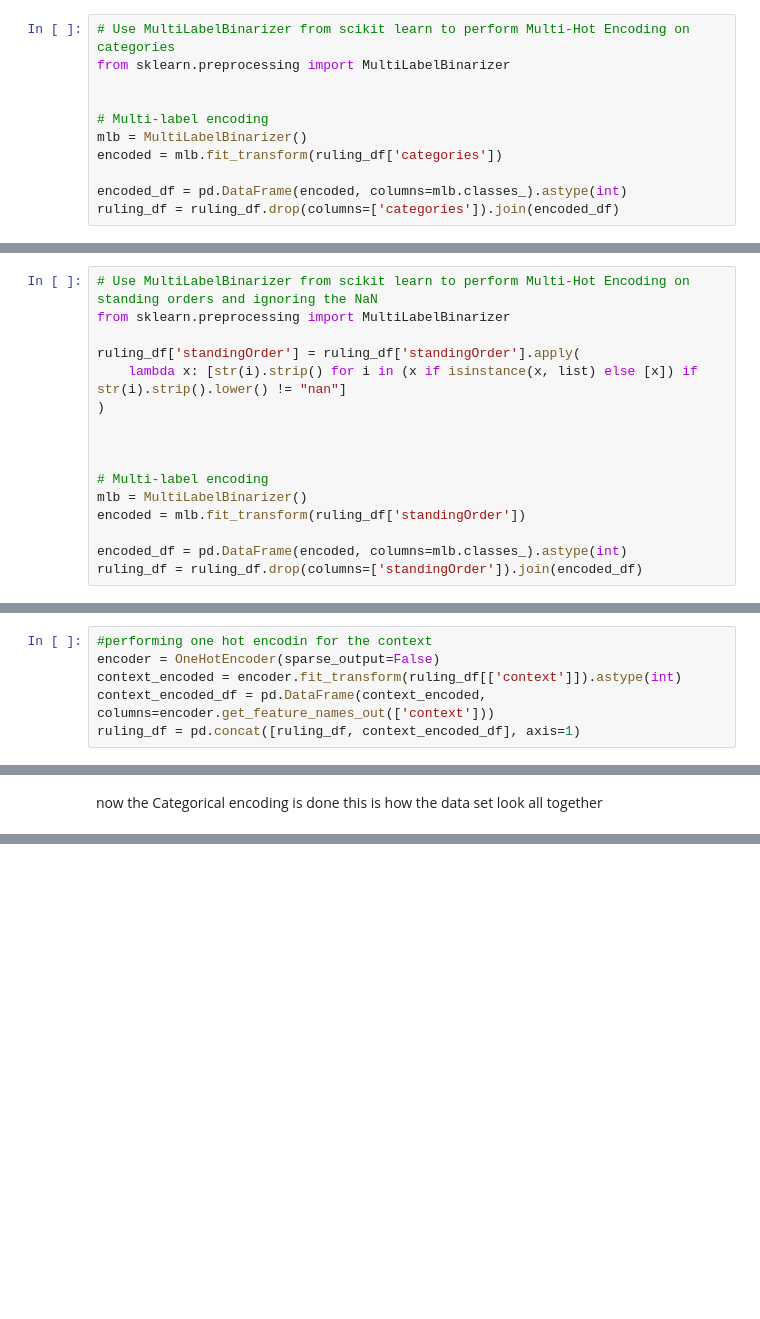
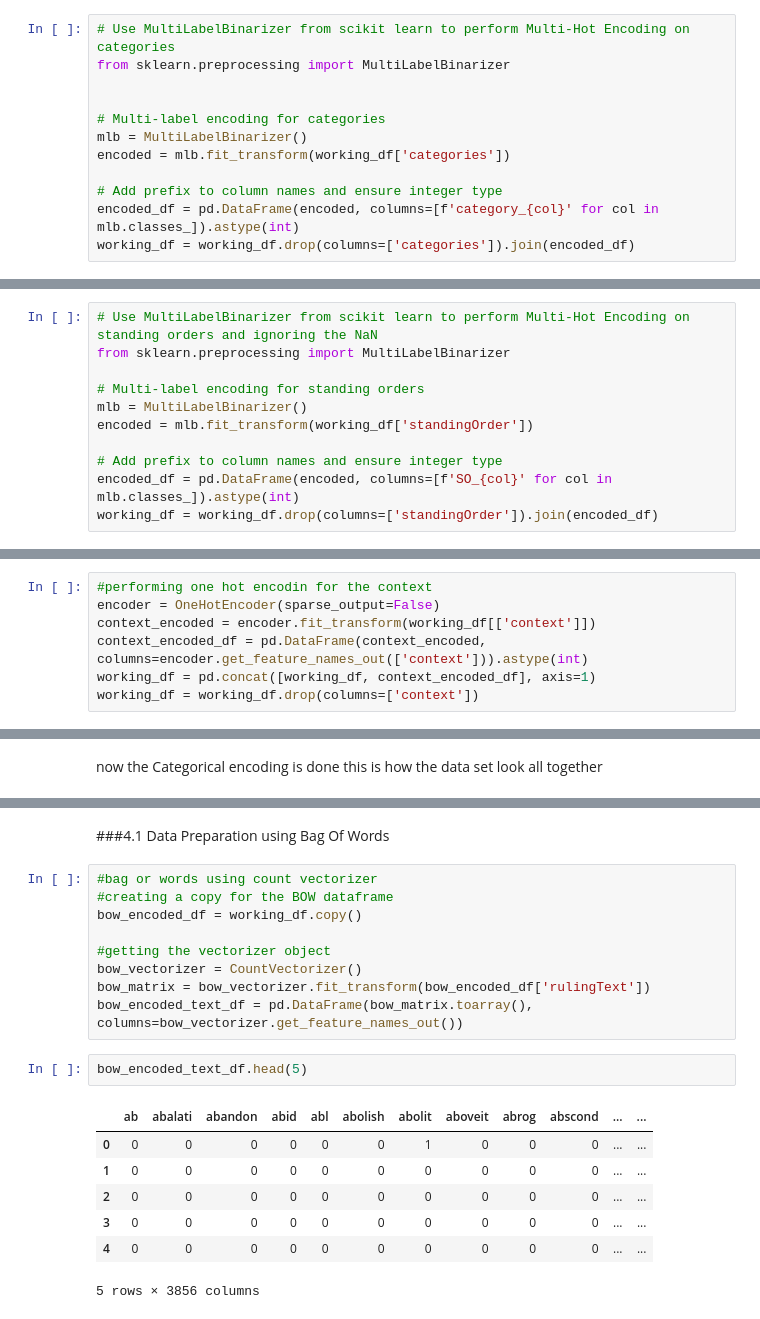
Before and after one commit to MungeliDeli/speaker-ruling-classification, a Jupyter notebook: Project_Classifier(Speakers_Rullings).ipynb, the cells around one changed output, grey strips where cells are left out. Drawn from its saved outputs; the diff is of its cells as text; blank space fills up the shorter version.

Commit message:
[DP] refactored some cells under data preprocessing and included data preparation using Bag of Words

```diff
--- a/Project_Classifier(Speakers_Rullings).ipynb
+++ b/Project_Classifier(Speakers_Rullings).ipynb
@@ -792,9 +710,10 @@ This section will encode the categorical columns
 from sklearn.preprocessing import MultiLabelBinarizer
 
 
-# Multi-label encoding
+# Multi-label encoding for categories
 mlb = MultiLabelBinarizer()
-encoded = mlb.fit_transform(ruling_df['categories'])
+encoded = mlb.fit_transform(working_df['categories'])
 
-encoded_df = pd.DataFrame(encoded, columns=mlb.classes_).astype(int)
-ruling_df = ruling_df.drop(columns=['categories']).join(encoded_df)
+# Add prefix to column names and ensure integer type
+encoded_df = pd.DataFrame(encoded, columns=[f'category_{col}' for col in mlb.classes_]).astype(int)
+working_df = working_df.drop(columns=['categories']).join(encoded_df)
@@ -802,15 +729,10 @@ ruling_df = ruling_df.drop(columns=['categories']).join(encoded_df)
 # Use MultiLabelBinarizer from scikit learn to perform Multi-Hot Encoding on standing orders and ignoring the NaN
 from sklearn.preprocessing import MultiLabelBinarizer
 
-ruling_df['standingOrder'] = ruling_df['standingOrder'].apply(
-    lambda x: [str(i).strip() for i in (x if isinstance(x, list) else [x]) if str(i).strip().lower() != "nan"]
-)
+# Multi-label encoding for standing orders
+mlb = MultiLabelBinarizer()
+encoded = mlb.fit_transform(working_df['standingOrder'])
 
-
-
-# Multi-label encoding
-mlb = MultiLabelBinarizer()
-encoded = mlb.fit_transform(ruling_df['standingOrder'])
-
-encoded_df = pd.DataFrame(encoded, columns=mlb.classes_).astype(int)
-ruling_df = ruling_df.drop(columns=['standingOrder']).join(encoded_df)
+# Add prefix to column names and ensure integer type
+encoded_df = pd.DataFrame(encoded, columns=[f'SO_{col}' for col in mlb.classes_]).astype(int)
+working_df = working_df.drop(columns=['standingOrder']).join(encoded_df)
@@ -817,6 +753,7 @@ ruling_df = ruling_df.drop(columns=['standingOrder']).join(encoded_df)
 # %%
 #performing one hot encodin for the context
 encoder = OneHotEncoder(sparse_output=False)
-context_encoded = encoder.fit_transform(ruling_df[['context']]).astype(int)
-context_encoded_df = pd.DataFrame(context_encoded, columns=encoder.get_feature_names_out(['context']))
-ruling_df = pd.concat([ruling_df, context_encoded_df], axis=1)
+context_encoded = encoder.fit_transform(working_df[['context']])
+context_encoded_df = pd.DataFrame(context_encoded, columns=encoder.get_feature_names_out(['context'])).astype(int)
+working_df = pd.concat([working_df, context_encoded_df], axis=1)
+working_df = working_df.drop(columns=['context'])
@@ -905,0 +783,21 @@ ruling_df.head(1).T
+# %% [markdown]
+###4.1 Data Preparation using Bag Of Words
+# %%
+#bag or words using count vectorizer
+#creating a copy for the BOW dataframe
+bow_encoded_df = working_df.copy()
+
+#getting the vectorizer object
+bow_vectorizer = CountVectorizer()
+bow_matrix = bow_vectorizer.fit_transform(bow_encoded_df['rulingText'])
+bow_encoded_text_df = pd.DataFrame(bow_matrix.toarray(), columns=bow_vectorizer.get_feature_names_out())
+# %%
+bow_encoded_text_df.head(5)
+# %% [output]
+|  | ab | abalati | abandon | abid | abl | abolish | abolit | aboveit | abrog | abscond | ... | ... |
+| 0 | 0 | 0 | 0 | 0 | 0 | 0 | 1 | 0 | 0 | 0 | ... | ... |
+| 1 | 0 | 0 | 0 | 0 | 0 | 0 | 0 | 0 | 0 | 0 | ... | ... |
+| 2 | 0 | 0 | 0 | 0 | 0 | 0 | 0 | 0 | 0 | 0 | ... | ... |
+| 3 | 0 | 0 | 0 | 0 | 0 | 0 | 0 | 0 | 0 | 0 | ... | ... |
+| 4 | 0 | 0 | 0 | 0 | 0 | 0 | 0 | 0 | 0 | 0 | ... | ... |
+5 rows × 3856 columns
```
Also changed, not shown: parts of 67 cells of this notebook.
